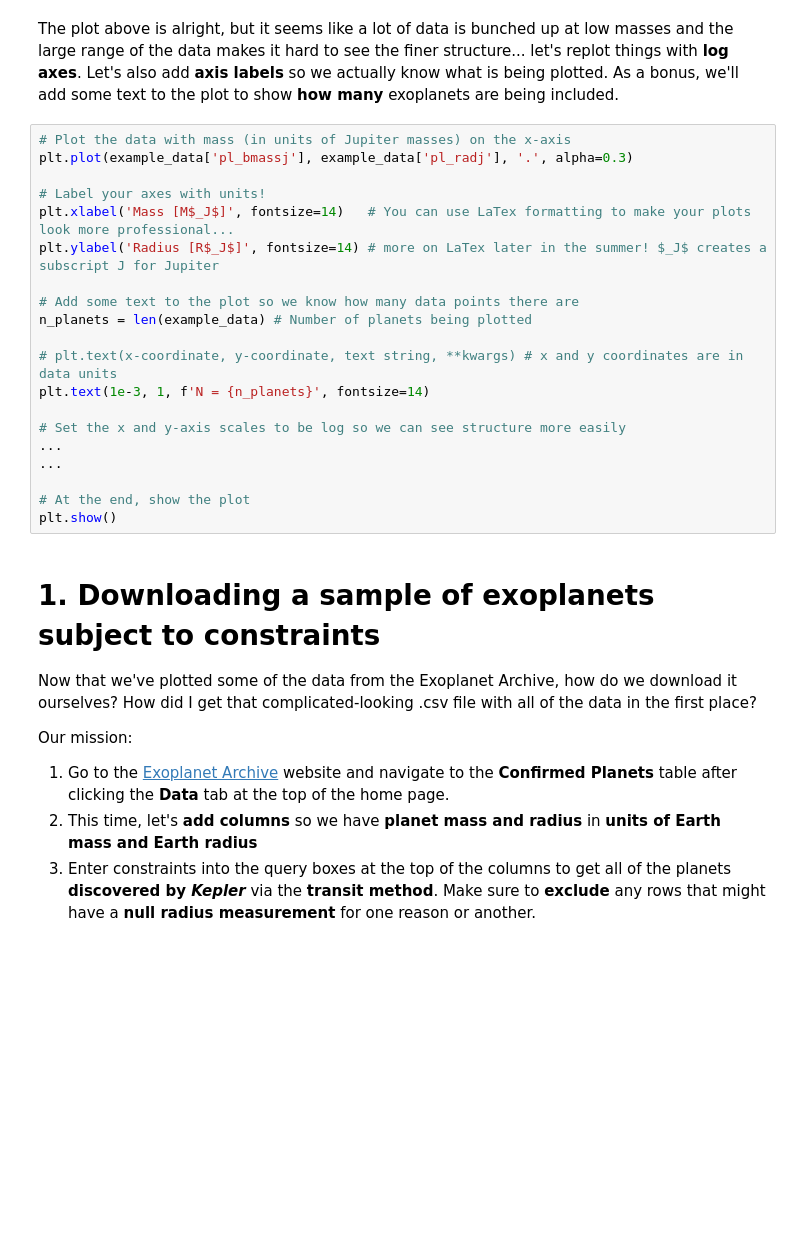
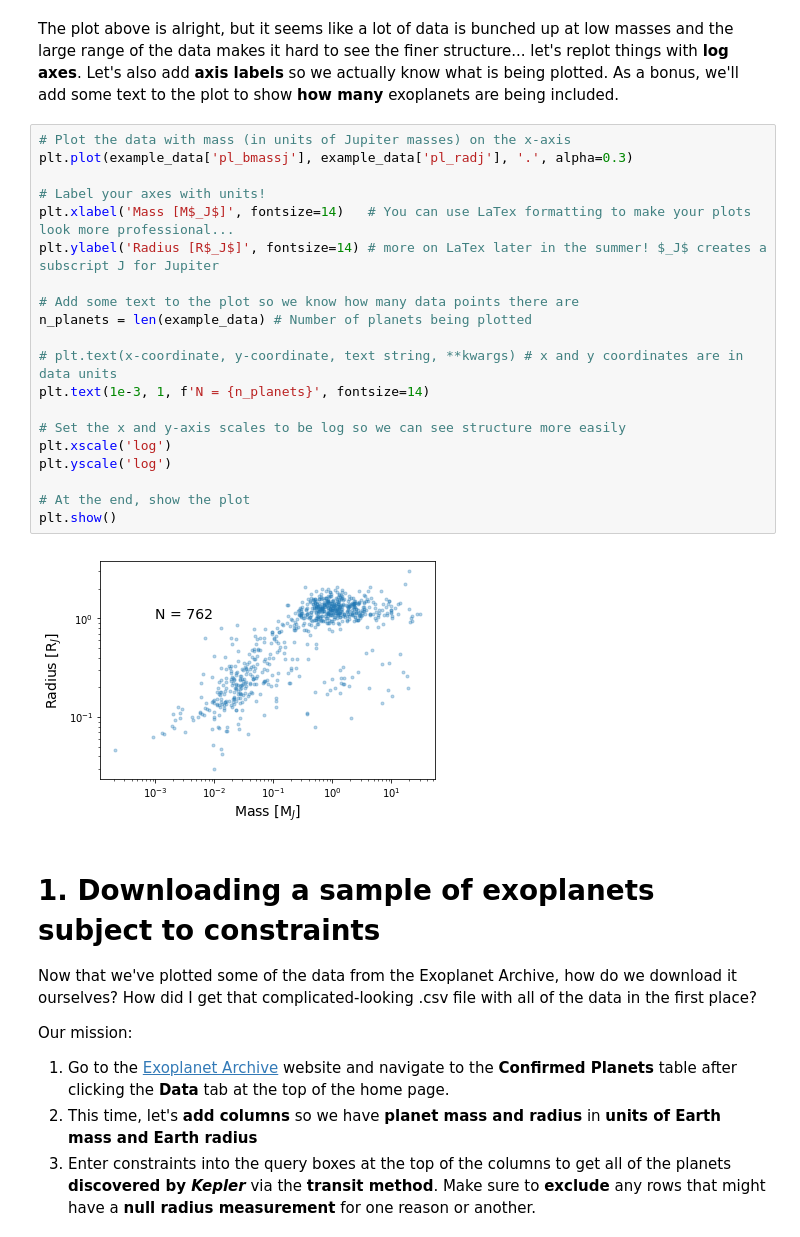
Before and after one commit to howardisaacson/Intro-to-Astro-2021, a Jupyter notebook: Week3_gaia_exoplanet_archive/nasa_exoplanet_archive_tutorial.ipynb, the cells around one changed output. Cells and saved outputs as stored; diff of their text form; blank space fills up the shorter version.

```diff
--- a/Week3_gaia_exoplanet_archive/nasa_exoplanet_archive_tutorial.ipynb
+++ b/Week3_gaia_exoplanet_archive/nasa_exoplanet_archive_tutorial.ipynb
@@ -87,23 +100,25 @@ The plot above is alright, but it seems like a lot of data is bunched up at low
 # %%
 # Plot the data with mass (in units of Jupiter masses) on the x-axis
 plt.plot(example_data['pl_bmassj'], example_data['pl_radj'], '.', alpha=0.3)
 
 # Label your axes with units!
 plt.xlabel('Mass [M$_J$]', fontsize=14)   # You can use LaTex formatting to make your plots look more professional...
 plt.ylabel('Radius [R$_J$]', fontsize=14) # more on LaTex later in the summer! $_J$ creates a subscript J for Jupiter
 
 # Add some text to the plot so we know how many data points there are
 n_planets = len(example_data) # Number of planets being plotted
 
 # plt.text(x-coordinate, y-coordinate, text string, **kwargs) # x and y coordinates are in data units
 plt.text(1e-3, 1, f'N = {n_planets}', fontsize=14)
 
 # Set the x and y-axis scales to be log so we can see structure more easily
-...
-...
+plt.xscale('log')
+plt.yscale('log')
 
 # At the end, show the plot
 plt.show()
+# %% [output]
+[figure, added]
 # %% [markdown]
 # 1. Downloading a sample of exoplanets subject to constraints
 
```
Also changed, not shown: parts of 10 cells of this notebook, 3 other files.
